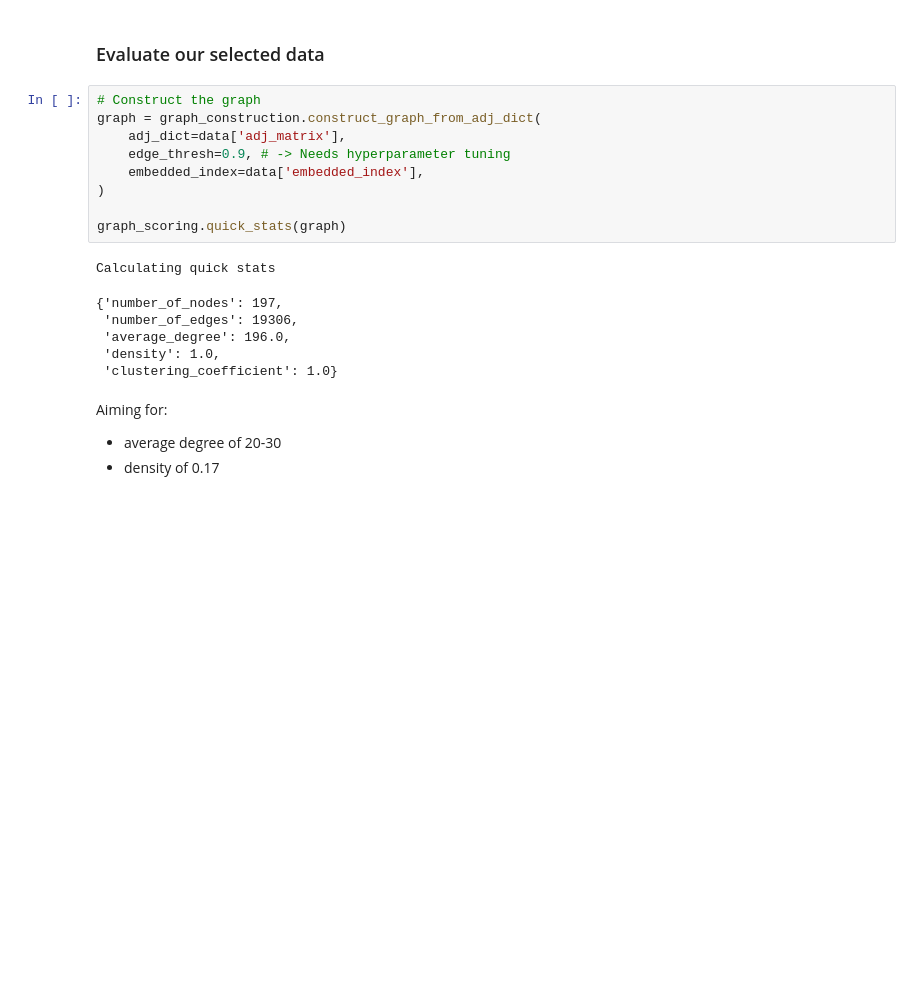
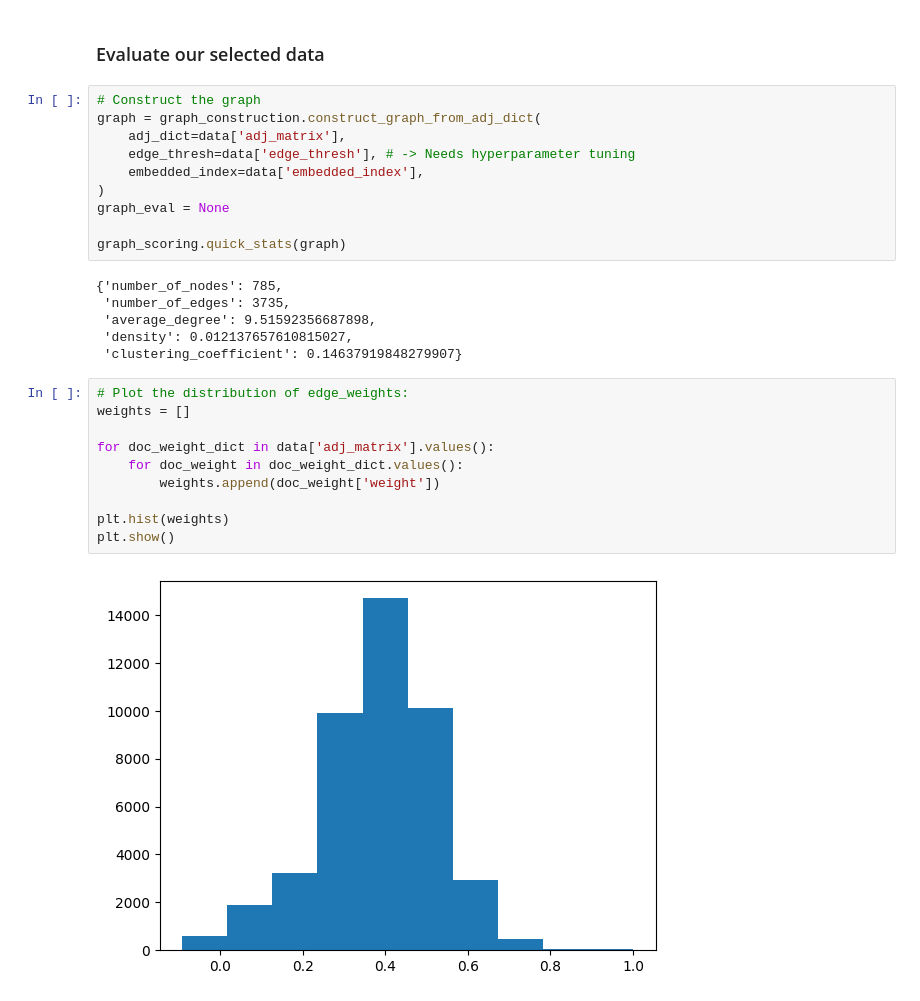
Before and after one commit to lukas-al/dissertation_rag, a Jupyter notebook: notebooks/evaluation.ipynb, the cells around one changed output. Drawn from its saved outputs; the diff is of its cells as text; blank space fills up the shorter version.

```diff
--- a/notebooks/evaluation.ipynb
+++ b/notebooks/evaluation.ipynb
@@ -51,23 +62,30 @@ Loading item: adj_matrix
 # Construct the graph
 graph = graph_construction.construct_graph_from_adj_dict(
     adj_dict=data['adj_matrix'],
-    edge_thresh=0.9, # -> Needs hyperparameter tuning
+    edge_thresh=data['edge_thresh'], # -> Needs hyperparameter tuning
     embedded_index=data['embedded_index'],
 )
+graph_eval = None
 
 graph_scoring.quick_stats(graph)
 # %% [output]
-Calculating quick stats
+{'number_of_nodes': 785,
+ 'number_of_edges': 3735,
+ 'average_degree': 9.51592356687898,
+ 'density': 0.012137657610815027,
+ 'clustering_coefficient': 0.14637919848279907}
-{'number_of_nodes': 197,
- 'number_of_edges': 19306,
- 'average_degree': 196.0,
- 'density': 1.0,
- 'clustering_coefficient': 1.0}
-# %% [markdown]
-Aiming for:
-
-- average degree of 20-30
-- density of 0.17
+# %%
+# Plot the distribution of edge_weights:
+weights = []
+
+for doc_weight_dict in data['adj_matrix'].values():
+    for doc_weight in doc_weight_dict.values():
+        weights.append(doc_weight['weight'])
+
+plt.hist(weights)
+plt.show()
+# %% [output]
+[figure, added]
 # %%
 # Visualise the generated graph
 pos = nx.kamada_kawai_layout(graph)
```
Also changed, not shown: parts of 11 cells of this notebook, 16 other files.
